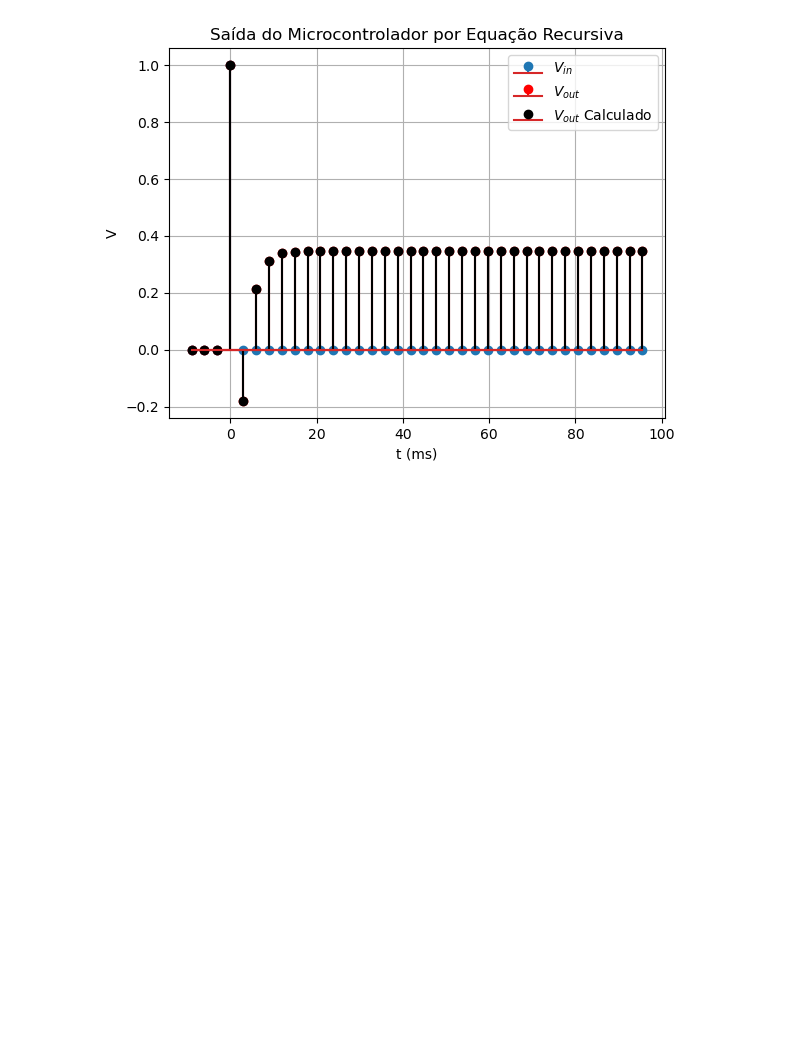
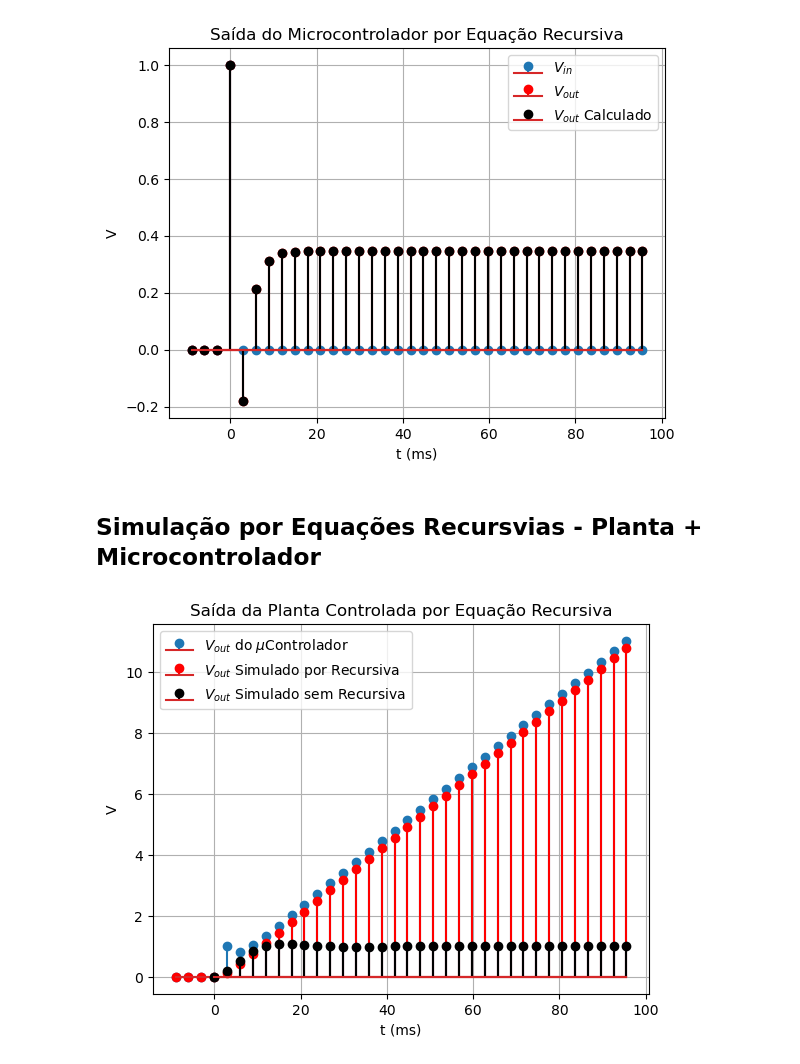
Before and after one commit to Emanuel600/Misc, a Jupyter notebook: Simul_Controle/Projeto 1 - Modelagem da Planta.ipynb, the cells around one changed output. Saved outputs shown, nothing was run; the diff lists cells and outputs as text; code cells hidden in the pictures; blank space fills up the shorter version.

```diff
--- a/Simul_Controle/Projeto 1 - Modelagem da Planta.ipynb
+++ b/Simul_Controle/Projeto 1 - Modelagem da Planta.ipynb
@@ -406,3 +406,60 @@ plt.show()
 b = [ 1.        +0.j -1.43163444+0.j  0.69070022+0.j]
 a = [ 1.         -1.25153218  0.25153218]
 [figure]
+# %% [markdown]
+## Simulação por Equações Recursvias - Planta + Microcontrolador
+# %%
+[[[cb]], [[ca]]] = ct.tfdata(Cz)
+[[[gb]], [[ga]]] = ct.tfdata(Gz)
+
+cb = np.real(cb)
+gb = np.real(gb)
+
+n0   = max(len(ga), len(ca))
+tz   = np.arange(-n0*Ts, (Ta+2*τ), Ts)
+Ref  = np.heaviside(tz, 1)
+Erro = np.zeros(len(tz))
+U    = np.zeros(len(tz))
+Y    = np.zeros(len(tz))
+#####
+erroa = 0 # Acumula b[0]*x[k] + ... + b[n]*x[k-n]
+ua    = 0 # Acumula a[1]*y[k-1] + ... + a[n]*y[k-n]
+for n in range(n0, len(tz)): # i = n-max(len(a), len(b))
+    # Microcontrolador
+    Erro[n] = Ref[n] - Y[n-1]
+    j     = 0
+    ua    = 0
+    erroa = 0
+    for bn in cb:
+        erroa = erroa + bn*Erro[n-j]
+        j     = j+1
+    j = 1
+    for an in ca[1:]:
+        ua = ua + an*U[n-j]
+        j  = j+1
+    U[n] = (erroa-ua)/ca[0]
+    ## Planta
+    j  = 0
+    ua = 0
+    ya = 0
+    for bn in gb:
+        ua = ua + bn*U[n-j]
+        j  = j+1
+    j = 1
+    for an in ga[1:]:
+        ya = ya + an*Y[n-j]
+        j = j+1
+    Y[n]    = (ua-ya)/ga[0]
+    n = n+1
+
+plt.stem(1e3*tz, U, label="$V_{out}$ do $\mu$Controlador")
+plt.stem(1e3*tz, Y, "r", label="$V_{out}$ Simulado por Recursiva")
+plt.stem(1e3*tcg, ycg, "k", label="$V_{out}$ Simulado sem Recursiva")
+plt.legend()
+plt.title("Saída da Planta Controlada por Equação Recursiva")
+plt.xlabel("t (ms)")
+plt.ylabel("V")
+plt.grid(True)
+plt.show()
+# %% [output]
+[figure, added]
```
Also changed, not shown: parts of 2 cells of this notebook.
